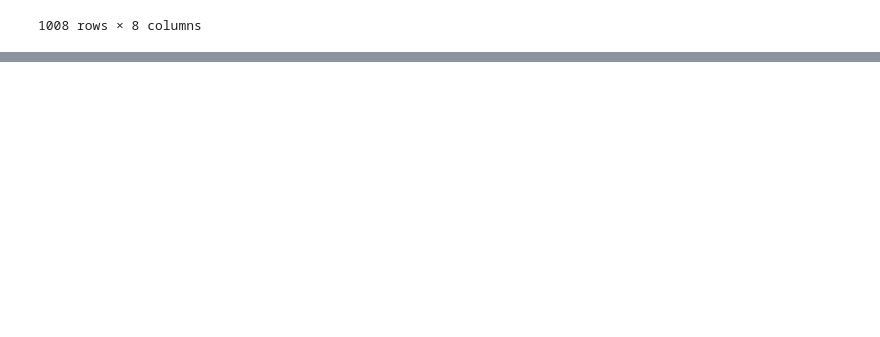
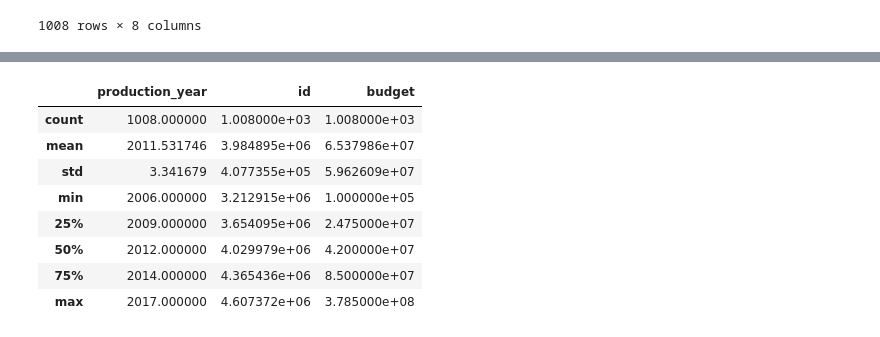
Before and after one commit to ubco-W2022T1-cosc301/project-group16, a Jupyter notebook: notebooks/analysis3.ipynb, the cells around one changed output, grey strips where cells are left out. Cells and saved outputs as stored; diff of their text form; code cells hidden in the pictures; blank space fills up the shorter version.

```diff
--- a/notebooks/analysis3.ipynb
+++ b/notebooks/analysis3.ipynb
@@ -114,0 +135,3 @@ dfc.to_csv('mile4.csv')
+# %%
+dfp = p3.load("../data/raw/top_movies.csv")
+dfp
@@ -114,0 +152,12 @@ dfc.to_csv('mile4.csv')
+# %%
+dfp.describe()
+# %% [output]
+|  | production_year | id | budget |
+| count | 1008.000000 | 1.008000e+03 | 1.008000e+03 |
+| mean | 2011.531746 | 3.984895e+06 | 6.537986e+07 |
+| std | 3.341679 | 4.077355e+05 | 5.962609e+07 |
+| min | 2006.000000 | 3.212915e+06 | 1.000000e+05 |
+| 25% | 2009.000000 | 3.654095e+06 | 2.475000e+07 |
+| 50% | 2012.000000 | 4.029979e+06 | 4.200000e+07 |
+| 75% | 2014.000000 | 4.365436e+06 | 8.500000e+07 |
+| max | 2017.000000 | 4.607372e+06 | 3.785000e+08 |
```
Also changed, not shown: parts of 12 cells of this notebook, 1 other file.
